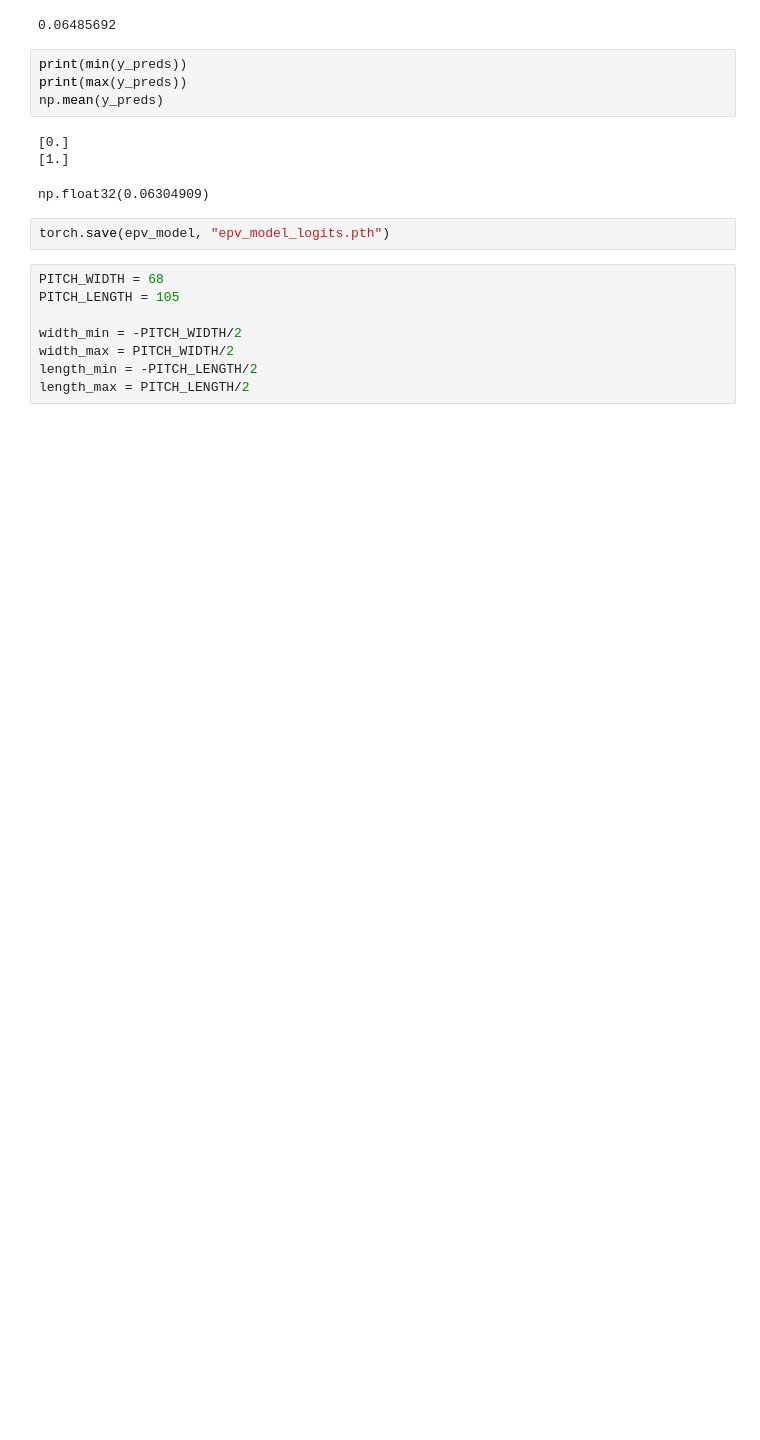
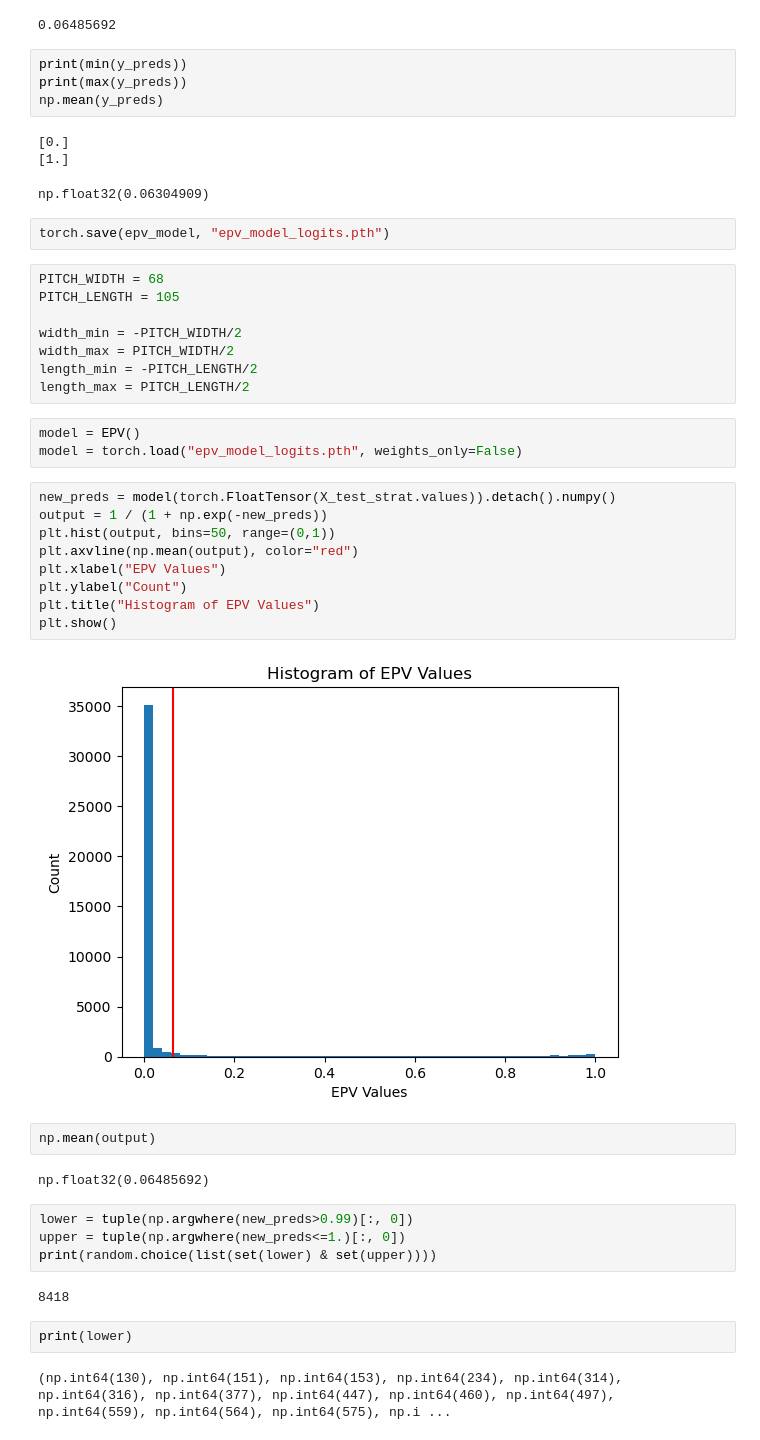
Before and after one commit to alexmiale/ds4420_project, a Jupyter notebook: epv/EPV_Model.ipynb, the cells around one changed output. Cells and saved outputs as stored; diff of their text form; blank space fills up the shorter version.

Commit message:
epv model picture updates

```diff
--- a/epv/EPV_Model.ipynb
+++ b/epv/EPV_Model.ipynb
@@ -234,3 +236,31 @@ width_min = -PITCH_WIDTH/2
 width_max = PITCH_WIDTH/2
 length_min = -PITCH_LENGTH/2
 length_max = PITCH_LENGTH/2
+# %%
+model = EPV()
+model = torch.load("epv_model_logits.pth", weights_only=False)
+# %%
+new_preds = model(torch.FloatTensor(X_test_strat.values)).detach().numpy()
+output = 1 / (1 + np.exp(-new_preds))
+plt.hist(output, bins=50, range=(0,1))
+plt.axvline(np.mean(output), color="red")
+plt.xlabel("EPV Values")
+plt.ylabel("Count")
+plt.title("Histogram of EPV Values")
+plt.show()
+# %% [output]
+[figure, added]
+# %%
+np.mean(output)
+# %% [output]
+np.float32(0.06485692)
+# %%
+lower = tuple(np.argwhere(new_preds>0.99)[:, 0])
+upper = tuple(np.argwhere(new_preds<=1.)[:, 0])
+print(random.choice(list(set(lower) & set(upper))))
+# %% [output]
+8418
+# %%
+print(lower)
+# %% [output]
+(np.int64(130), np.int64(151), np.int64(153), np.int64(234), np.int64(314), np.int64(316), np.int64(377), np.int64(447), np.int64(460), np.int64(497), np.int64(559), np.int64(564), np.int64(575), np.i ...
```
Also changed, not shown: parts of 14 cells of this notebook, 7 other files.
